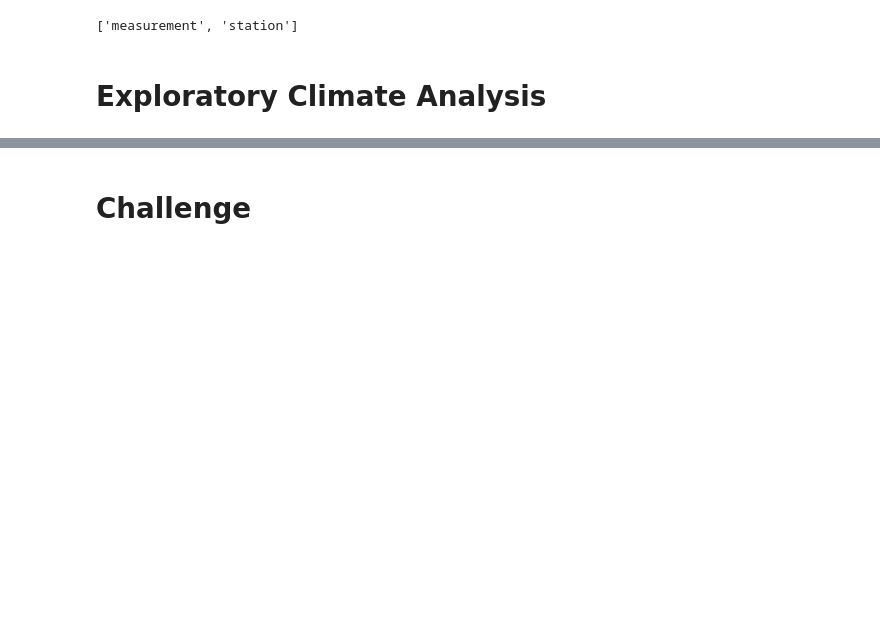
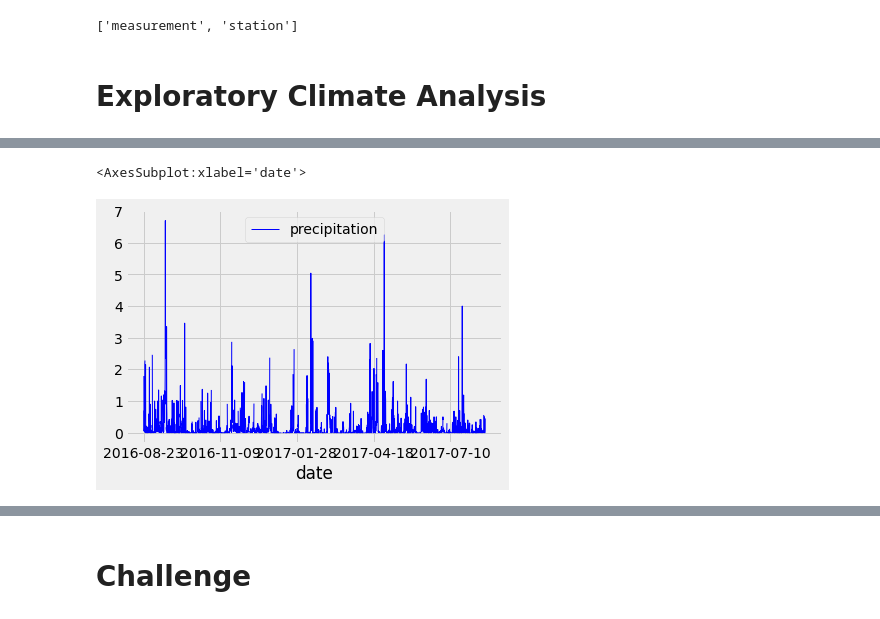
Before and after one commit to JackieCortes/surfs_up, a Jupyter notebook: climate_analysis.ipynb, the cells around one changed output, grey strips where cells are left out. Cells and saved outputs as stored; diff of their text form; code cells hidden in the pictures; blank space fills up the shorter version.

```diff
--- a/climate_analysis.ipynb
+++ b/climate_analysis.ipynb
@@ -39,3 +39,13 @@ Station = Base.classes.station
 session = Session(engine)
 # %% [markdown]
 # Exploratory Climate Analysis
+# %%
+# Function allows us to trace back a certain number of days
+prev_year = dt.date(2017, 8, 23) - dt.timedelta(days=365)
+# %%
+#Setting up the variable
+results = []
+# Bring all the historical data
+#results = session.query(Measurement.date, Measurement.prcp)
+#Retrieve precipitation scores one year
+results = session.query(Measurement.date, Measurement.prcp).filter(Measurement.date >= prev_year).all()
@@ -42,13 +57,20 @@ session = Session(engine)
 # %%
-# Design a query to retrieve the last 12 months of precipitation data and plot the results.
-#Starting from the last data point in the database.
-
+# Design a query to retrieve the last 12 months of precipitation data
+# and plot the results. Starting from the last data point in the database.
+#results = []
 # Calculate the date one year from the last date in data set.
-
+#prev_year = dt.date(2017, 8, 23) - dt.timedelta(days=365)
 # Perform a query to retrieve the data and precipitation scores
-
+#results = session.query(Measurement.date, Measurement.prcp).filter(Measurement.date >= prev_year).all()
 # Save the query results as a Pandas DataFrame and set the index to the date column
-
+df = pd.DataFrame(results, columns=['date','precipitation'])
 # Sort the dataframe by date
-
+# with a data frame by order 0 2016-08-23 0.00  df.set_index(df['date'])
+#This 2nd way set up the index as the date
+df.set_index(df['date'], inplace=True)
+# As the index is also the date, it can be
+df = df.sort_index()
 # Use Pandas Plotting with Matplotlib to plot the data
+# print(df) - print with el index
+# print without the index
+print(df.to_string(index=False))
@@ -55,2 +95,9 @@ session = Session(engine)
+# %%
+#Plot the data frame
+df.plot(color="blue", linewidth=1.0)
+#plt.xticks(rotation=45)
+# %% [output]
+<AxesSubplot:xlabel='date'>
+[figure, added]
 # %%
 # Use Pandas to calcualte the summary statistics for the precipitation data
```
Also changed, not shown: parts of 10 cells of this notebook, 1 other file.
